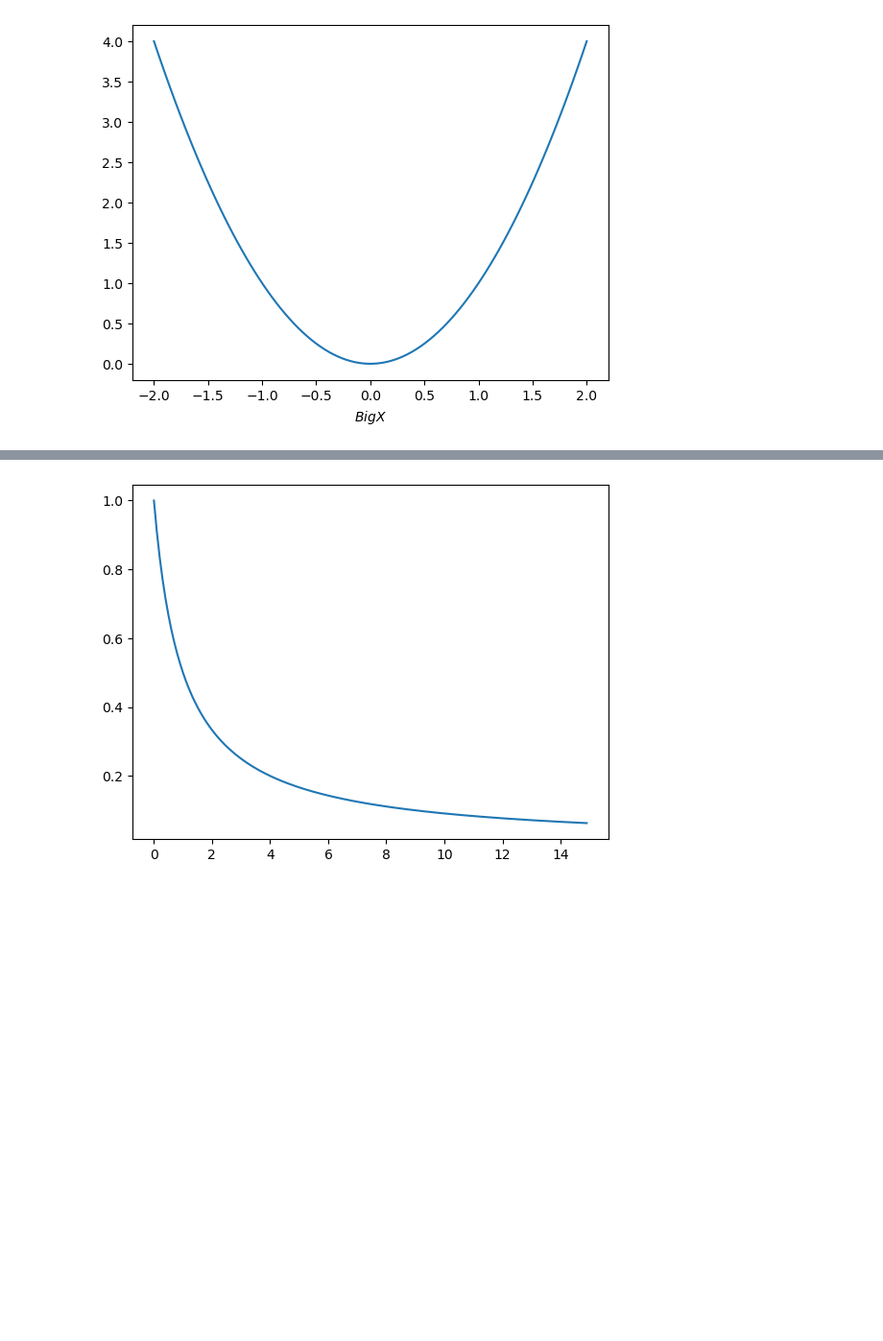
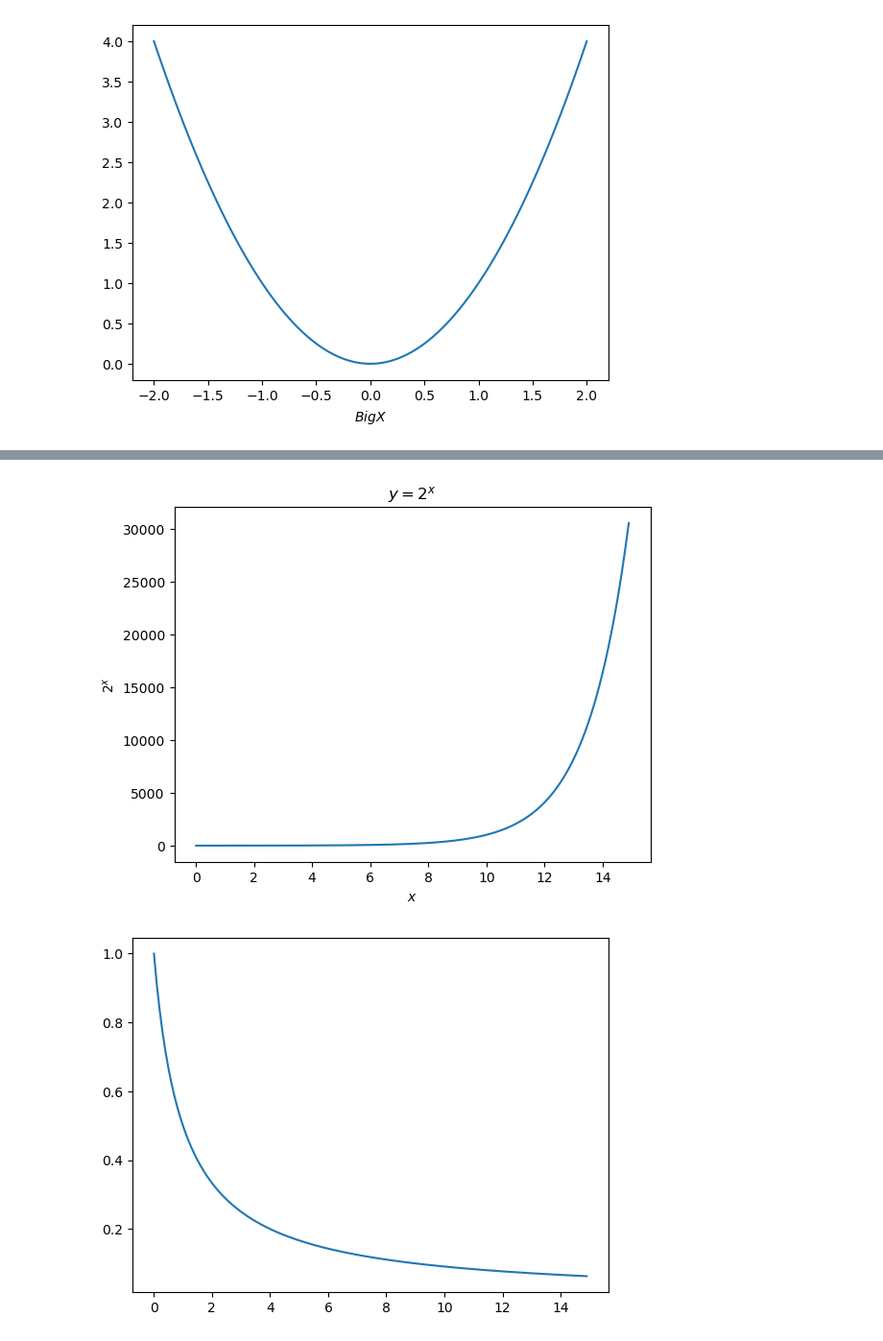
Before and after one commit to DHILL2123/python-exercises, a Jupyter notebook: matplotlib_exercises.ipynb, the cells around one changed output, grey strips where cells are left out. Shown at 96% size. Drawn from its saved outputs; the diff is of its cells as text; code cells hidden in the pictures; blank space fills up the shorter version.

```diff
--- a/matplotlib_exercises.ipynb
+++ b/matplotlib_exercises.ipynb
@@ -56,3 +64,17 @@ plt.show;
+# %%
+#y=2x
+x2 = [x2 * 0.1 for x2 in range(0,150)]
+y2 = [2 ** n for n in x2]
+
+plt.plot(x2,y2)
+
+plt.title('$y = 2^x$')
+plt.xlabel('$x$')
+plt.ylabel('$2^x$')
+
+plt.show;
+# %% [output]
+[figure, added]
 # %%
 #y=1/(x+1)
 
```
Also changed, not shown: parts of 5 cells of this notebook, 3 other files.
